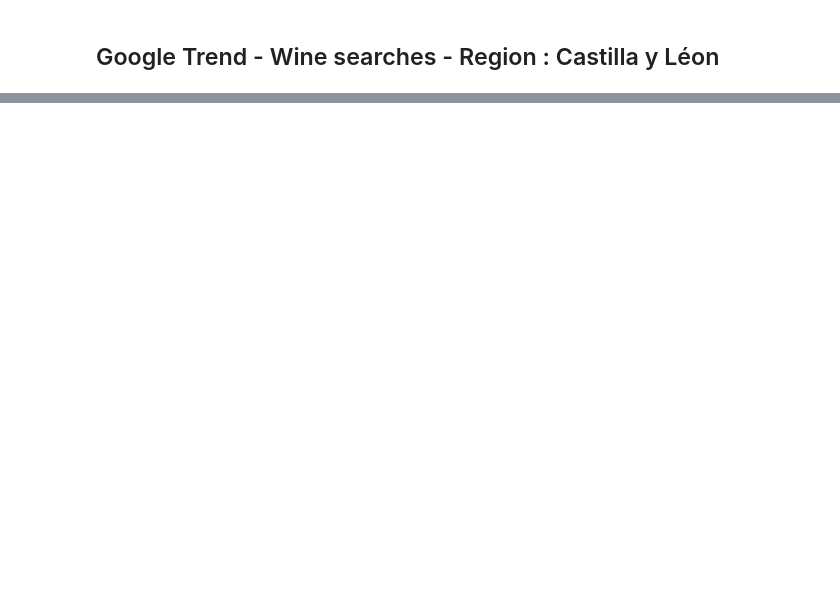
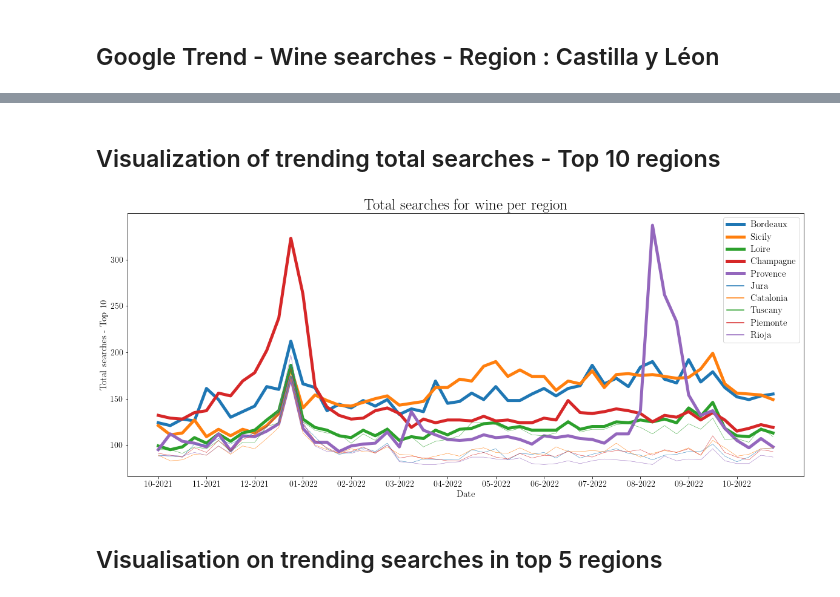
Before and after one commit to theoharket/dtvc_midterm_2022, a Jupyter notebook: Google/Google Trend - Wine searches.ipynb, the cells around one changed output, grey strips where cells are left out. Cells and saved outputs as stored; diff of their text form; code cells hidden in the pictures; blank space fills up the shorter version.

```diff
--- a/Google/Google Trend - Wine searches.ipynb
+++ b/Google/Google Trend - Wine searches.ipynb
@@ -536,0 +185,20 @@ plt.show()
+# %%
+#Creating two lists of every trending data set to make sure that everyone have the same structure and variables to later concatenate them
+dataset_list = [Jura, Bordeaux, Castilla_y_Leon, Alsace, Catalonia, Sicily, Tuscany, Loire, Piemonte, Bordeaux, Veneto, Trentino, Rhone, Roussillon, Rioja, Champagne, Burgund, Provence]
+name_list = ['Jura', 'Bordeaux', 'Castilla_y_Leon', 'Alsace', 'Catalonia', 'Sicily', 'Tuscany', 'Loire', 'Piemonte', 'Bordeaux', 'Veneto', 'Trentino', 'Rhone', 'Roussillon', 'Rioja', 'Champagne', 'Burgund', 'Provence']
+
+#Temporary list to store the dataframes returned of the above function
+dataframe_list = []
+
+#Iterates through every dataframe of the trends, formatting the tables, returning a formatted data frame
+for i in range(len(dataset_list)):
+    df = create_winetable(dataset_list[i], name_list[i])
+    dataframe_list.append(df)
+
+#Creating a combined dataset of the above dataframe list
+df_trend_region = pd.concat(dataframe_list)
+
+#Storing it in a .csv file
+df_trend_region.to_csv("combined_regions_google_trend.csv")
+# %% [markdown]
+## Visualization of trending total searches - Top 10 regions
@@ -536,0 +219,39 @@ plt.show()
+# %%
+#Setting figure size
+plt.figure(figsize = (20,8))
+
+#Plotting the figures
+sns.lineplot(x = "date", y = "total_wines", hue = "region", data = df_region_top5, linewidth = 5)
+sns.lineplot(x = "date", y = "total_wines", hue = "region", data = df_region_next5, linewidth = 0.5)
+
+#Setting title
+plt.title("Total searches for wine per region", fontsize = 25, fontfamily = "Georgia")
+
+#Storing legend in a variable
+leg = plt.legend()
+tmp = 0
+
+#Setting linewidth for the first 5
+for line in range(5): leg.get_lines()[line].set_linewidth(5)
+
+#Changing font of legend
+plt.setp(leg.texts, family='Georgia', fontsize = 15)
+
+#Setting xticks for the graph
+pos = [i for i in range(0, 52, 4)]
+mnth = ["10-2021", "11-2021", "12-2021", "01-2022", "02-2022", "03-2022", "04-2022", "05-2022", "06-2022", "07-2022", "08-2022", "09-2022", "10-2022"]
+plt.gca().set(xticks = pos, xticklabels=mnth)
+
+#Setting xlabel and ylabel
+plt.xlabel("Date", fontsize = 15, fontfamily = "Georgia")
+plt.ylabel("Total searches - Top 10", fontsize = 15, fontfamily = "Georgia")
+
+#Saving the figure
+plt.savefig("trend.jpeg",dpi=600)
+
+#Displaying the figure
+plt.show()
+# %% [output]
+[figure, added]
+# %% [markdown]
+## Visualisation on trending searches in top 5 regions
```
Also changed, not shown: parts of 33 cells of this notebook, 44 other files.
